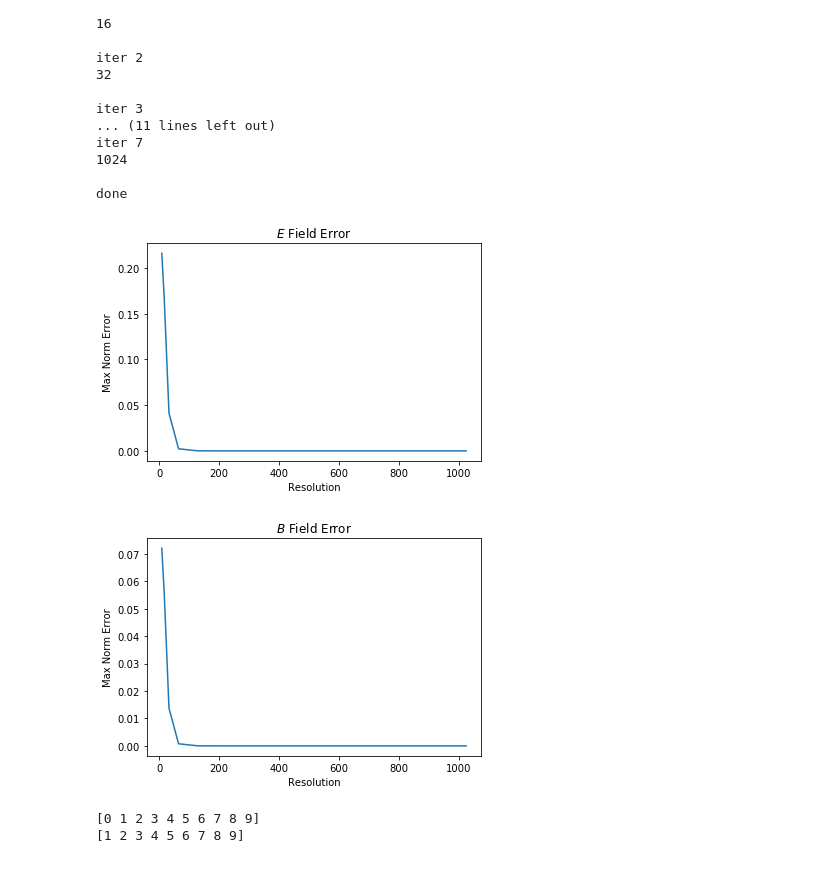
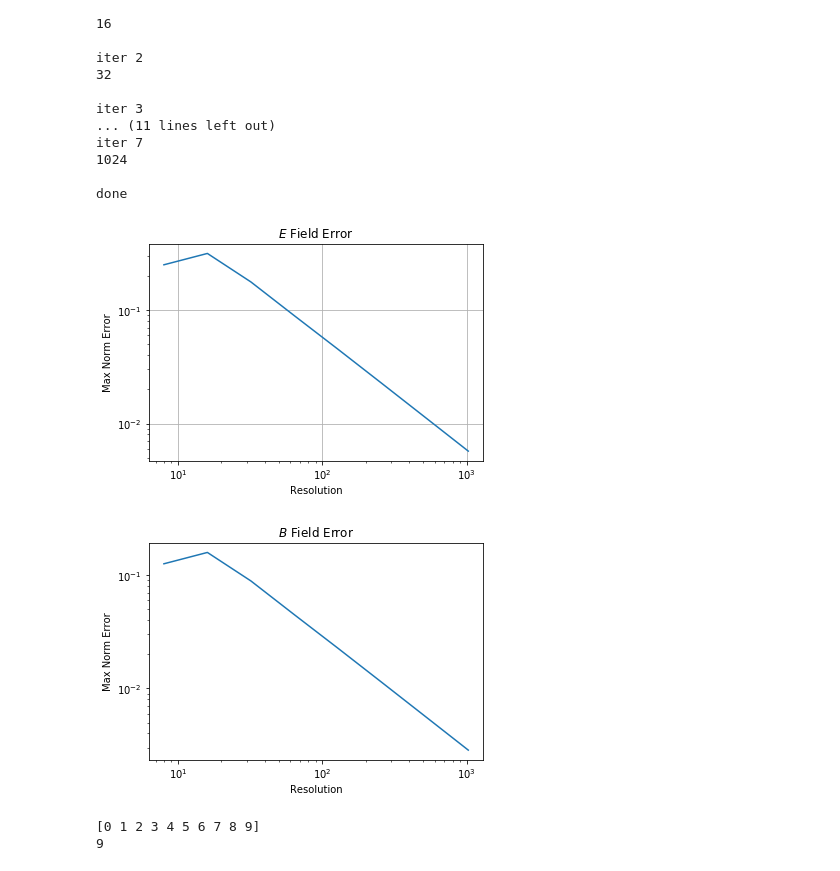
Before and after one commit to 88Sasha88/FV_MG, a Jupyter notebook: UnitTests/EMFieldUnitTest.ipynb, the cells around one changed output. Saved outputs shown, nothing was run; the diff lists cells and outputs as text; code cells hidden in the pictures.

```diff
--- a/UnitTests/EMFieldUnitTest.ipynb
+++ b/UnitTests/EMFieldUnitTest.ipynb
@@ -38,10 +38,10 @@ def Const(omega, x, sigma, mu, deriv, cellAve):
     u = np.arange(degFreed)# (1.0 / fact) * (cos(fact * (x[:-1] - ct)) - cos(fact * (x[1:] - ct)))
     return u
 # %%
-nh_min = 64
+nh_min = 128
 refRatio = 2
 CFL = 0.5 # np.sqrt(0.5)
-nt = int(3 * nh_min / 2) # 1
+nt = int(5 * nh_min / 2) # 1
 x_0 = 0.
 x_1 = 0.5
 Hans = False
@@ -52,8 +52,8 @@ order = 4
 
 L = 1
 locs = [x_1]
-epsilons = [1./3., 1./3.] # [0.5, 0.5] # [1, 1]
-mus = [1./3., 1./3.] # [0.5, 0.5] # [1, 1]
+epsilons = [0.5, 0.2] # [0.5, 0.5] # [1, 1]
+mus = [0.5, 0.2] # [0.5, 0.5] # [1, 1]
 
 func = WFT.GaussPacket
 mode = 23
@@ -122,13 +107,35 @@ def ConvertOp(omega, physics):
     degFreed = omega.degFreed
     cMat = physics.cMat
     cVec = physics.cVec
-    c = cVec[0]
+    c1 = cVec[0]
+    c2 = cVec[-1]
+
+    bacCoefs = np.zeros(degFreed, float)
+    forCoefs = np.ones(degFreed, float)
+    bacCoefsInv = np.zeros(degFreed, float)
+    forCoefsInv = np.ones(degFreed, float)
+
     cVecs = np.asarray(np.append(cVec, -cVec))
 
     # eigVals = #[item for sublist in zip(cVec, -cVec) for item in sublist]
     I = np.eye(degFreed)
-    normConst = 1. #  / np.sqrt(c**2 + 1)
+    normConst = 0.5 #  / np.sqrt(c**2 + 1)
     op = normConst * np.asarray(np.block([[cMat, cMat], [-I, I]]))
     diagMat = np.diag(cVecs)
 
-    return op, diagMat
+    RCoef = (2. * c1) / (c1 + c2)
+    TCoef = -(c1 - c2) / (c1 + c2)
+
+    bacCoefs[cVec == c1] = RCoef
+    forCoefs[cVec == c2] = TCoef
+
+    bacCoefsInv[cVec == c1] = 1. / RCoef
+    forCoefsInv[cVec == c2] = 1. / TCoef
+
+    Coefs = np.asarray(np.append(bacCoefs, forCoefs))
+    CoefsInv = np.asarray(np.append(bacCoefsInv, forCoefsInv))
+
+    CoefOp = np.diag(Coefs) # np.eye(2 * degFreed) #
+    CoefOpInv = np.diag(Coefs)
+
+    return op, diagMat, CoefOp, CoefOpInv
@@ -433,7 +503,7 @@ for i in range(dataPts):
     FCoefsProp = FFTT.FourierCoefs(waves, waveProp)
     FCoefsProp1 = np.asarray(np.append(FCoefsProp, FCoefsProp / c))
 
-    solverCoefs, v = WaveEqRK(omega, physics, waves, waveInit, nt, CFL, RK, derivOp = op)
+    solverCoefs, v = WaveEqRK(omega, physics, waveInit, nt, CFL, RK, deriv, order)
     wavePropSolv = wavesMat @ solverCoefs
 
     errorVec = abs(wavePropEx - wavePropSolv)
@@ -467,20 +537,25 @@ done
 # %%
 plt.figure()
 plt.plot(nhVec, errorE)
 plt.title(r'$E$ Field Error')
 plt.ylabel('Max Norm Error')
 plt.xlabel('Resolution')
+plt.xscale('log')
+plt.yscale('log')
+plt.grid(True)
 plt.show()
 
 plt.figure()
 plt.plot(nhVec, errorB)
 plt.title(r'$B$ Field Error')
 plt.ylabel('Max Norm Error')
 plt.xlabel('Resolution')
+plt.xscale('log')
+plt.yscale('log')
 plt.show()
 # %% [output]
-[figure, old version]
+[figure, new version]
-[figure, old version]
+[figure, new version]
 # %%
 # Notes for Hans:
 #
@@ -496,7 +571,8 @@ plt.show()
 # %%
 A = np.arange(10)
 print(A)
-print(A[1:])
+print(A[-1])
+print('')
 # %% [output]
 [0 1 2 3 4 5 6 7 8 9]
-[1 2 3 4 5 6 7 8 9]
+9
```
Also changed, not shown: parts of 10 cells of this notebook, 6 other files.
